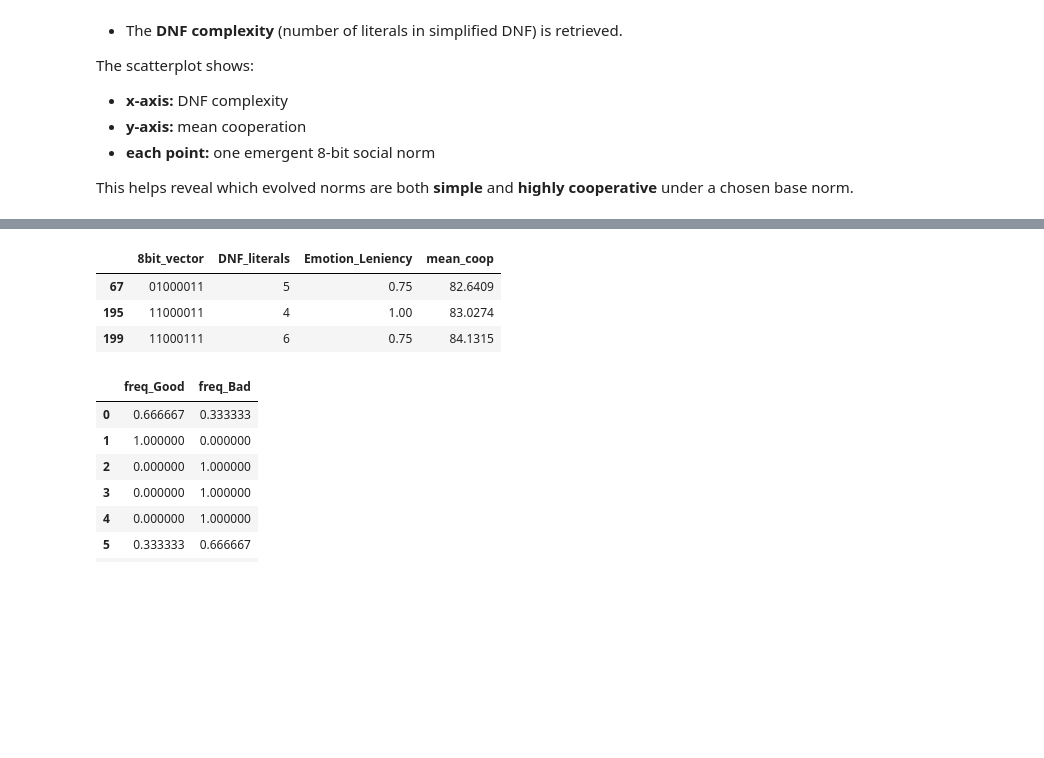
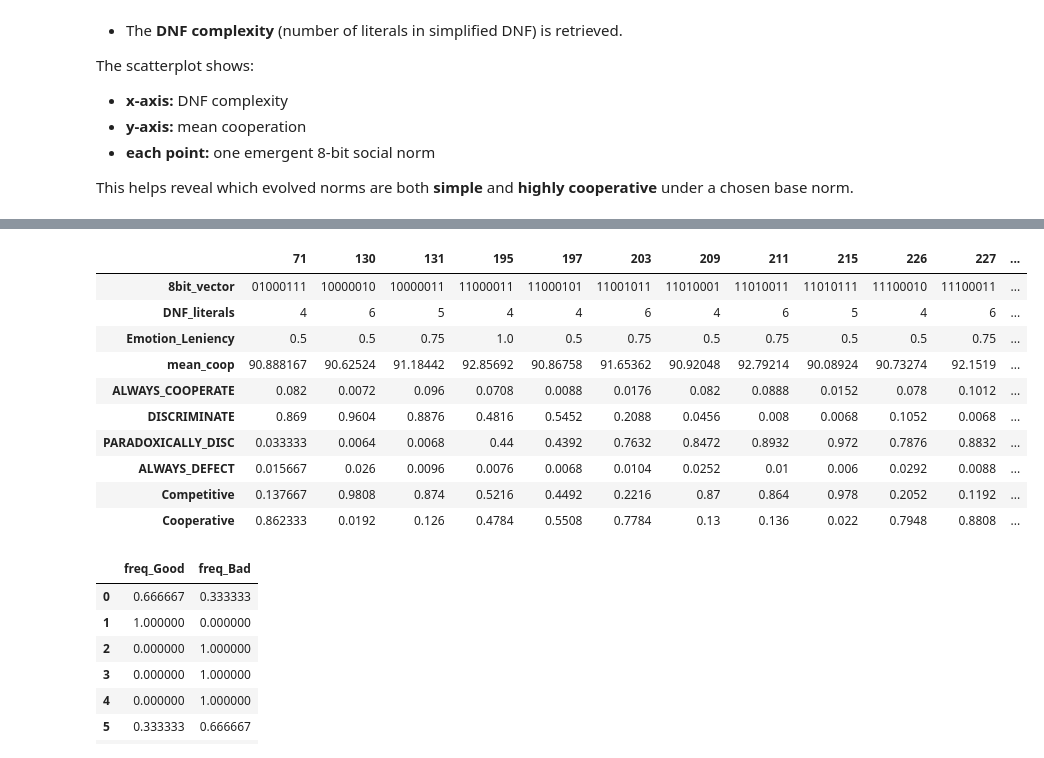
Before and after one commit to cfonsecahenrique/SNARE, a Jupyter notebook: results_reader.ipynb, the cells around one changed output, grey strips where cells are left out. Saved outputs shown, nothing was run; the diff lists cells and outputs as text; code cells hidden in the pictures; blank space fills up the shorter version.

```diff
--- a/results_reader.ipynb
+++ b/results_reader.ipynb
@@ -322,18 +394,34 @@ plot
 # %%
 # 1. Choose base norm (must match identify_base_norm output)
-chosen_base_norm = "Image Scoring"   # ← adjust as needed
+chosen_base_norm = "Stern Judging"   # ← adjust as needed
 chosen_gamma = 0.8
 
 # Filter only runs that originate from this base norm
-filtered = merged_df[merged_df["base_social_norm"] == chosen_base_norm].copy()
-filtered = filtered[filtered.Z == 50]
-filtered = filtered[filtered.gens == 1000]
-filtered = filtered[filtered.gamma_center == chosen_gamma]
+filtered = merged_df[
+    (merged_df["base_social_norm"] == chosen_base_norm) &
+    (merged_df["Z"] == 50) &
+    (merged_df["gens"] == 1000) &
+    (merged_df["gamma_center"] == chosen_gamma)
+].copy()
 
 # 2. Average all runs per emergent norm
+# Include strategy + emotion columns in the aggregation
+strategy_cols = [
+    "ALWAYS_COOPERATE", "DISCRIMINATE",
+    "PARADOXICALLY_DISC", "ALWAYS_DEFECT"
+]
+
+emotion_cols = ["Competitive", "Cooperative"]
+
 grouped = (
     filtered.groupby(["8bit_vector", "DNF_literals", "Emotion_Leniency"], as_index=False)
-            .agg(mean_coop=("average_cooperation", "mean"))
+            .agg(
+                mean_coop=("average_cooperation", "mean"),
+                **{col: (col, "mean") for col in strategy_cols + emotion_cols}
+            )
 )
 
-elites = grouped[grouped.mean_coop >= 80]
+# 3. Elite norms
+elites = grouped[grouped.mean_coop >= 90].copy()
+
+elites
@@ -340,10 +442,17 @@ elites = grouped[grouped.mean_coop >= 80]
 # %%
-elites
+elites.T
 # %% [output]
-|  | 8bit_vector | DNF_literals | Emotion_Leniency | mean_coop |
-| 67 | 01000011 | 5 | 0.75 | 82.6409 |
-| 195 | 11000011 | 4 | 1.00 | 83.0274 |
-| 199 | 11000111 | 6 | 0.75 | 84.1315 |
+|  | 71 | 130 | 131 | 195 | 197 | 203 | 209 | 211 | 215 | 226 | 227 | ... |
+| 8bit_vector | 01000111 | 10000010 | 10000011 | 11000011 | 11000101 | 11001011 | 11010001 | 11010011 | 11010111 | 11100010 | 11100011 | ... |
+| DNF_literals | 4 | 6 | 5 | 4 | 4 | 6 | 4 | 6 | 5 | 4 | 6 | ... |
+| Emotion_Leniency | 0.5 | 0.5 | 0.75 | 1.0 | 0.5 | 0.75 | 0.5 | 0.75 | 0.5 | 0.5 | 0.75 | ... |
+| mean_coop | 90.888167 | 90.62524 | 91.18442 | 92.85692 | 90.86758 | 91.65362 | 90.92048 | 92.79214 | 90.08924 | 90.73274 | 92.1519 | ... |
+| ALWAYS_COOPERATE | 0.082 | 0.0072 | 0.096 | 0.0708 | 0.0088 | 0.0176 | 0.082 | 0.0888 | 0.0152 | 0.078 | 0.1012 | ... |
+| DISCRIMINATE | 0.869 | 0.9604 | 0.8876 | 0.4816 | 0.5452 | 0.2088 | 0.0456 | 0.008 | 0.0068 | 0.1052 | 0.0068 | ... |
+| PARADOXICALLY_DISC | 0.033333 | 0.0064 | 0.0068 | 0.44 | 0.4392 | 0.7632 | 0.8472 | 0.8932 | 0.972 | 0.7876 | 0.8832 | ... |
+| ALWAYS_DEFECT | 0.015667 | 0.026 | 0.0096 | 0.0076 | 0.0068 | 0.0104 | 0.0252 | 0.01 | 0.006 | 0.0292 | 0.0088 | ... |
+| Competitive | 0.137667 | 0.9808 | 0.874 | 0.5216 | 0.4492 | 0.2216 | 0.87 | 0.864 | 0.978 | 0.2052 | 0.1192 | ... |
+| Cooperative | 0.862333 | 0.0192 | 0.126 | 0.4784 | 0.5508 | 0.7784 | 0.13 | 0.136 | 0.022 | 0.7948 | 0.8808 | ... |
 # %%
 # Split the bitstrings into columns
 bits = elites["8bit_vector"].apply(lambda s: pd.Series(list(s))).astype(int)
```
Also changed, not shown: parts of 3 cells of this notebook.
